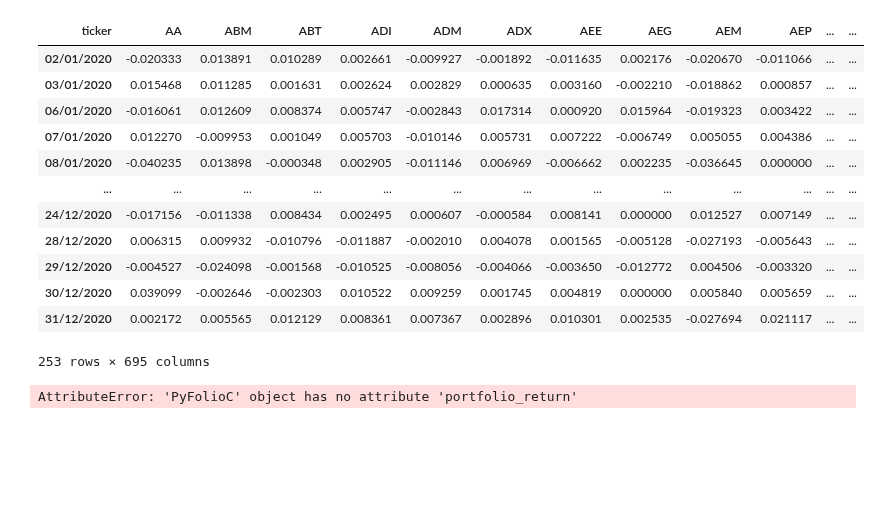
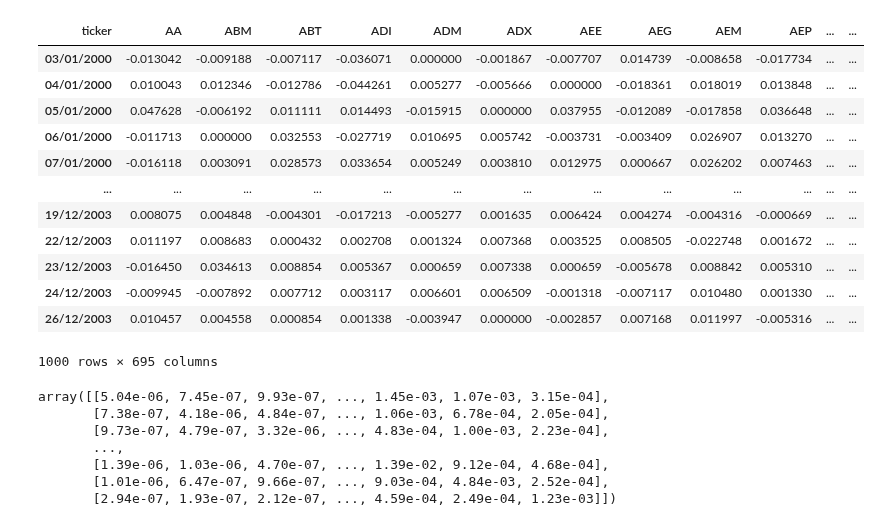
Before and after one commit to MohamedKeteb/Portfolio_clustering_project, a Jupyter notebook: Code/test.ipynb, the cells around one changed output. Drawn from its saved outputs; the diff is of its cells as text; code cells hidden in the pictures; blank space fills up the shorter version.

```diff
--- a/Code/test.ipynb
+++ b/Code/test.ipynb
@@ -33,16 +15,0 @@ portfolio = PyFolioC(number_of_repetitions=number_of_repetitions, historical_dat
-# %%
-df_cleaned.iloc[5026:5279, :]
-# %% [output]
-| ticker | AA | ABM | ABT | ADI | ADM | ADX | AEE | AEG | AEM | AEP | ... | ... |
-| 02/01/2020 | -0.020333 | 0.013891 | 0.010289 | 0.002661 | -0.009927 | -0.001892 | -0.011635 | 0.002176 | -0.020670 | -0.011066 | ... | ... |
-| 03/01/2020 | 0.015468 | 0.011285 | 0.001631 | 0.002624 | 0.002829 | 0.000635 | 0.003160 | -0.002210 | -0.018862 | 0.000857 | ... | ... |
-| 06/01/2020 | -0.016061 | 0.012609 | 0.008374 | 0.005747 | -0.002843 | 0.017314 | 0.000920 | 0.015964 | -0.019323 | 0.003422 | ... | ... |
-| 07/01/2020 | 0.012270 | -0.009953 | 0.001049 | 0.005703 | -0.010146 | 0.005731 | 0.007222 | -0.006749 | 0.005055 | 0.004386 | ... | ... |
-| 08/01/2020 | -0.040235 | 0.013898 | -0.000348 | 0.002905 | -0.011146 | 0.006969 | -0.006662 | 0.002235 | -0.036645 | 0.000000 | ... | ... |
-| ... | ... | ... | ... | ... | ... | ... | ... | ... | ... | ... | ... | ... |
-| 24/12/2020 | -0.017156 | -0.011338 | 0.008434 | 0.002495 | 0.000607 | -0.000584 | 0.008141 | 0.000000 | 0.012527 | 0.007149 | ... | ... |
-| 28/12/2020 | 0.006315 | 0.009932 | -0.010796 | -0.011887 | -0.002010 | 0.004078 | 0.001565 | -0.005128 | -0.027193 | -0.005643 | ... | ... |
-| 29/12/2020 | -0.004527 | -0.024098 | -0.001568 | -0.010525 | -0.008056 | -0.004066 | -0.003650 | -0.012772 | 0.004506 | -0.003320 | ... | ... |
-| 30/12/2020 | 0.039099 | -0.002646 | -0.002303 | 0.010522 | 0.009259 | 0.001745 | 0.004819 | 0.000000 | 0.005840 | 0.005659 | ... | ... |
-| 31/12/2020 | 0.002172 | 0.005565 | 0.012129 | 0.008361 | 0.007367 | 0.002896 | 0.010301 | 0.002535 | -0.027694 | 0.021117 | ... | ... |
-253 rows × 695 columns
@@ -66,4 +16,17 @@ portfolio = PyFolioC(number_of_repetitions=number_of_repetitions, historical_dat
-# %%
-overall_return, PnL, portfolio_value, daily_PnL = portfolio.sliding_window(number_of_window=126)
-# %% [output]
-AttributeError: 'PyFolioC' object has no attribute 'portfolio_return'
+# %%
+X = df_cleaned.iloc[:1000,:]
+X
+# %% [output]
+| ticker | AA | ABM | ABT | ADI | ADM | ADX | AEE | AEG | AEM | AEP | ... | ... |
+| 03/01/2000 | -0.013042 | -0.009188 | -0.007117 | -0.036071 | 0.000000 | -0.001867 | -0.007707 | 0.014739 | -0.008658 | -0.017734 | ... | ... |
+| 04/01/2000 | 0.010043 | 0.012346 | -0.012786 | -0.044261 | 0.005277 | -0.005666 | 0.000000 | -0.018361 | 0.018019 | 0.013848 | ... | ... |
+| 05/01/2000 | 0.047628 | -0.006192 | 0.011111 | 0.014493 | -0.015915 | 0.000000 | 0.037955 | -0.012089 | -0.017858 | 0.036648 | ... | ... |
+| 06/01/2000 | -0.011713 | 0.000000 | 0.032553 | -0.027719 | 0.010695 | 0.005742 | -0.003731 | -0.003409 | 0.026907 | 0.013270 | ... | ... |
+| 07/01/2000 | -0.016118 | 0.003091 | 0.028573 | 0.033654 | 0.005249 | 0.003810 | 0.012975 | 0.000667 | 0.026202 | 0.007463 | ... | ... |
+| ... | ... | ... | ... | ... | ... | ... | ... | ... | ... | ... | ... | ... |
+| 19/12/2003 | 0.008075 | 0.004848 | -0.004301 | -0.017213 | -0.005277 | 0.001635 | 0.006424 | 0.004274 | -0.004316 | -0.000669 | ... | ... |
+| 22/12/2003 | 0.011197 | 0.008683 | 0.000432 | 0.002708 | 0.001324 | 0.007368 | 0.003525 | 0.008505 | -0.022748 | 0.001672 | ... | ... |
+| 23/12/2003 | -0.016450 | 0.034613 | 0.008854 | 0.005367 | 0.000659 | 0.007338 | 0.000659 | -0.005678 | 0.008842 | 0.005310 | ... | ... |
+| 24/12/2003 | -0.009945 | -0.007892 | 0.007712 | 0.003117 | 0.006601 | 0.006509 | -0.001318 | -0.007117 | 0.010480 | 0.001330 | ... | ... |
+| 26/12/2003 | 0.010457 | 0.004558 | 0.000854 | 0.001338 | -0.003947 | 0.000000 | -0.002857 | 0.007168 | 0.011997 | -0.005316 | ... | ... |
+1000 rows × 695 columns
@@ -69,0 +82,10 @@ AttributeError: 'PyFolioC' object has no attribute 'portfolio_return'
+# %%
+EMA
+# %% [output]
+array([[5.04e-06, 7.45e-07, 9.93e-07, ..., 1.45e-03, 1.07e-03, 3.15e-04],
+       [7.38e-07, 4.18e-06, 4.84e-07, ..., 1.06e-03, 6.78e-04, 2.05e-04],
+       [9.73e-07, 4.79e-07, 3.32e-06, ..., 4.83e-04, 1.00e-03, 2.23e-04],
+       ...,
+       [1.39e-06, 1.03e-06, 4.70e-07, ..., 1.39e-02, 9.12e-04, 4.68e-04],
+       [1.01e-06, 6.47e-07, 9.66e-07, ..., 9.03e-04, 4.84e-03, 2.52e-04],
+       [2.94e-07, 1.93e-07, 2.12e-07, ..., 4.59e-04, 2.49e-04, 1.23e-03]])
```
Also changed, not shown: parts of 4 cells of this notebook, 1 other file.
